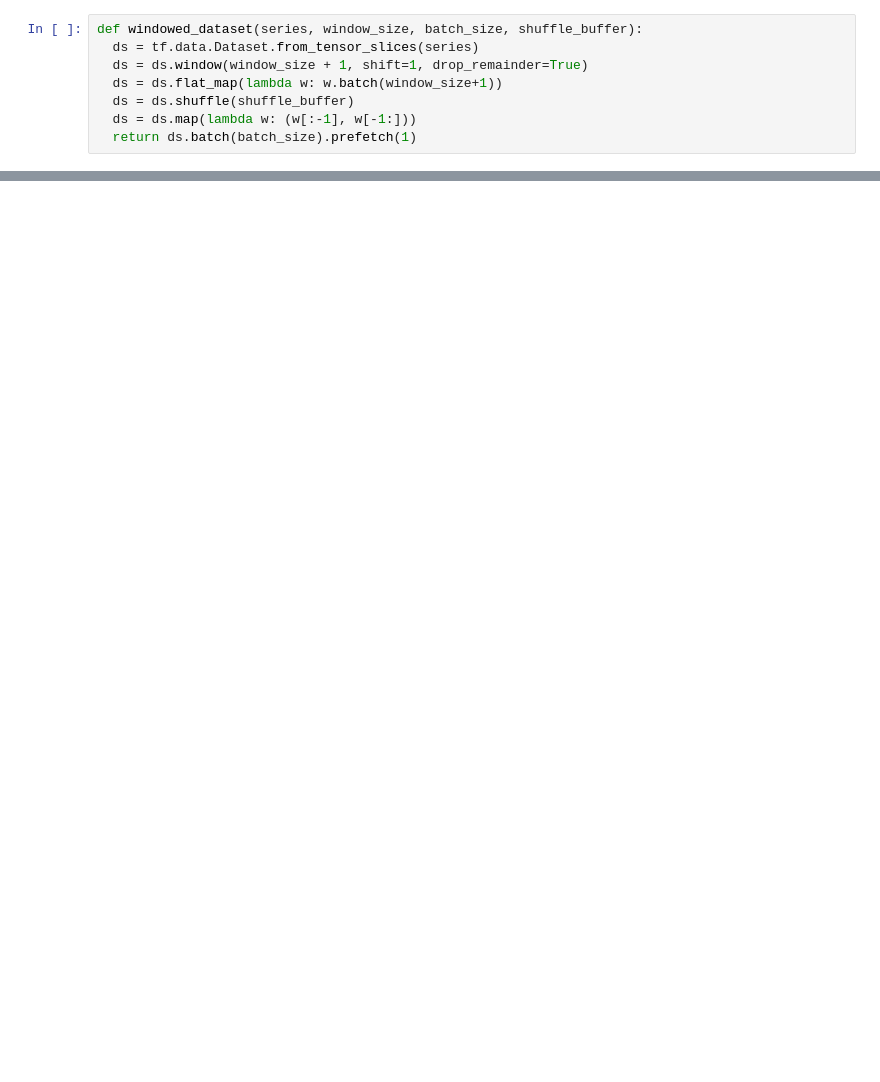
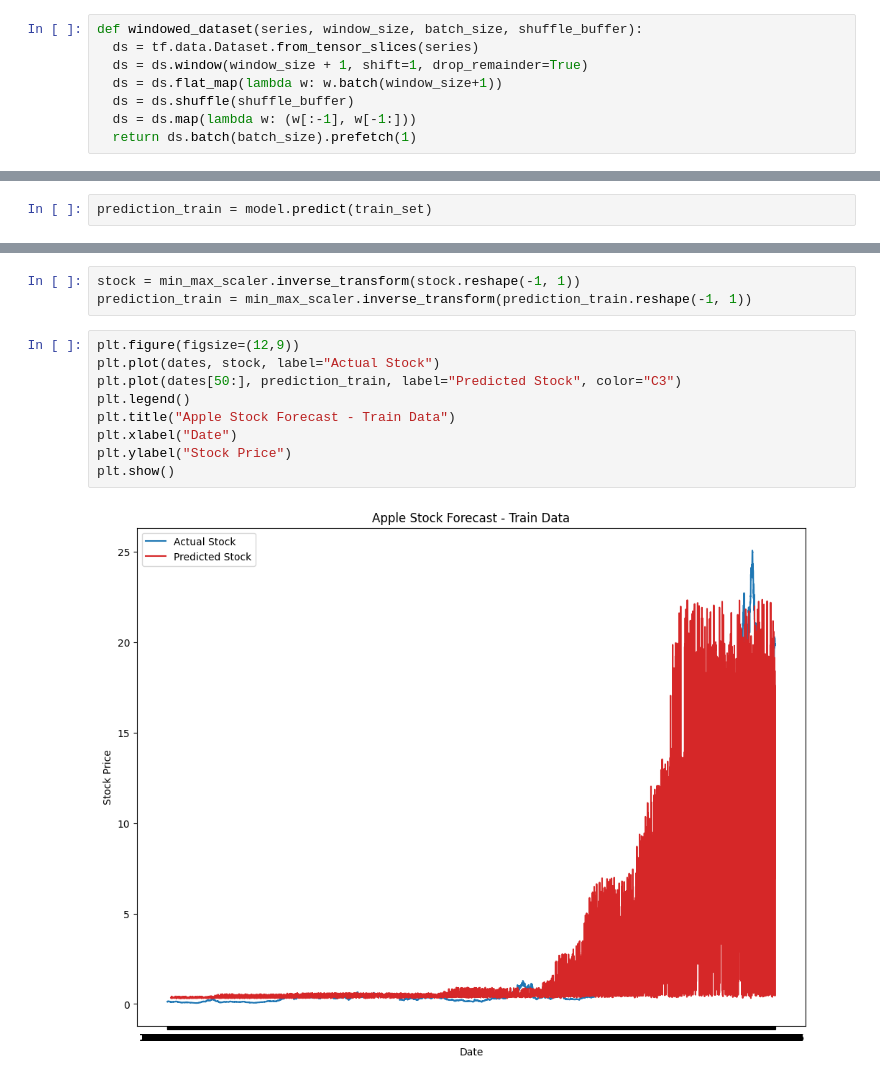
Before and after one commit to AxelSeanCP/Apple-Stock-Forecast, a Jupyter notebook: Timeseries_Model.ipynb, the cells around one changed output, grey strips where cells are left out. Drawn from its saved outputs; the diff is of its cells as text; blank space fills up the shorter version.

```diff
--- a/Timeseries_Model.ipynb
+++ b/Timeseries_Model.ipynb
@@ -188,0 +154,2 @@ plt.show()
+# %%
+prediction_train = model.predict(train_set)
@@ -189 +158,15 @@ plt.show()
+# %%
+stock = min_max_scaler.inverse_transform(stock.reshape(-1, 1))
+prediction_train = min_max_scaler.inverse_transform(prediction_train.reshape(-1, 1))
+# %%
+plt.figure(figsize=(12,9))
+plt.plot(dates, stock, label="Actual Stock")
+plt.plot(dates[50:], prediction_train, label="Predicted Stock", color="C3")
+plt.legend()
+plt.title("Apple Stock Forecast - Train Data")
+plt.xlabel("Date")
+plt.ylabel("Stock Price")
+plt.show()
+# %% [output]
+[figure, added]
 # %%
```
Also changed, not shown: parts of 13 cells of this notebook, 7 other files.
